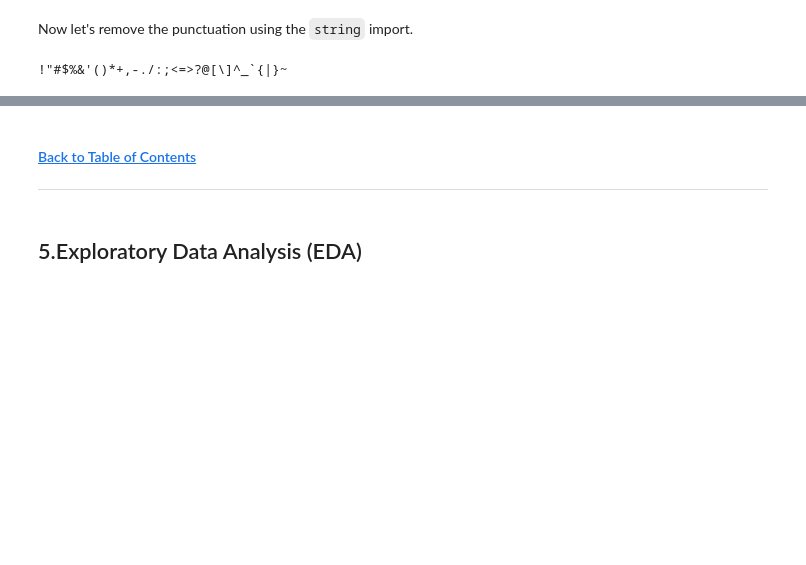
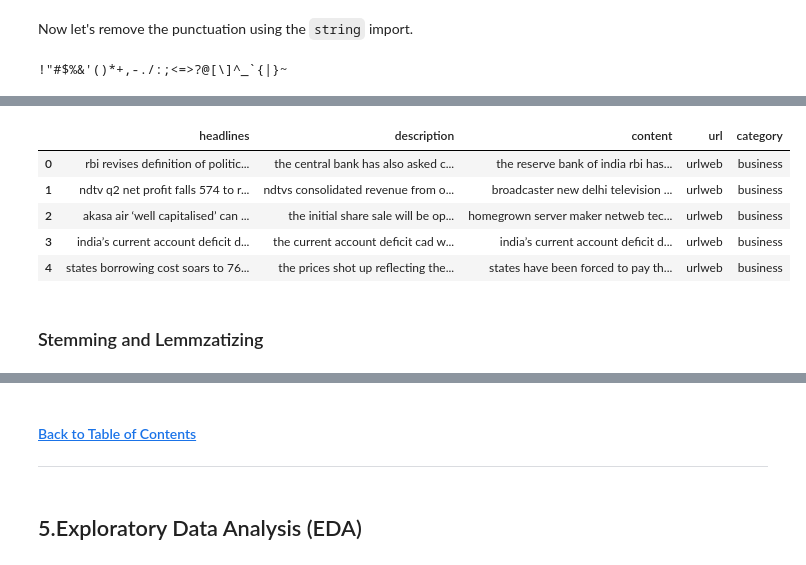
Before and after one commit to AmandaMokoena/2401FTDS_Classification_Project_0A4, a Jupyter notebook: Classification Project notebook.ipynb, the cells around one changed output, grey strips where cells are left out. Cells and saved outputs as stored; diff of their text form; code cells hidden in the pictures; blank space fills up the shorter version.

```diff
--- a/Classification Project notebook.ipynb
+++ b/Classification Project notebook.ipynb
@@ -211,3 +206,15 @@ Now let's remove the punctuation using the `string` import.
 print(string.punctuation)
 # %% [output]
 !"#$%&'()*+,-./:;<=>?@[\]^_`{|}~
+# %%
+##Defining a cleaning function
+def remove_punctuation(text):
+    if isinstance(text, str):  # Check if the cell contains a string
+        return text.translate(str.maketrans('', '', string.punctuation))
+    return text
+# %%
+#Apply the function to the dataframe
+train_df_copy = train_df_copy.applymap(remove_punctuation)
+
+print("\nCleaned Data w/punctuation:")
+print(train_df_copy.head(5))
@@ -213,0 +282,11 @@ print(string.punctuation)
+# %%
+train_df_copy.head()
+# %% [output]
+|  | headlines | description | content | url | category |
+| 0 | rbi revises definition of politic... | the central bank has also asked c... | the reserve bank of india rbi has... | urlweb | business |
+| 1 | ndtv q2 net profit falls 574 to r... | ndtvs consolidated revenue from o... | broadcaster new delhi television ... | urlweb | business |
+| 2 | akasa air ‘well capitalised’ can ... | the initial share sale will be op... | homegrown server maker netweb tec... | urlweb | business |
+| 3 | india’s current account deficit d... | the current account deficit cad w... | india’s current account deficit d... | urlweb | business |
+| 4 | states borrowing cost soars to 76... | the prices shot up reflecting the... | states have been forced to pay th... | urlweb | business |
+# %% [markdown]
+### Stemming and Lemmzatizing
```
Also changed, not shown: parts of 13 cells of this notebook.
